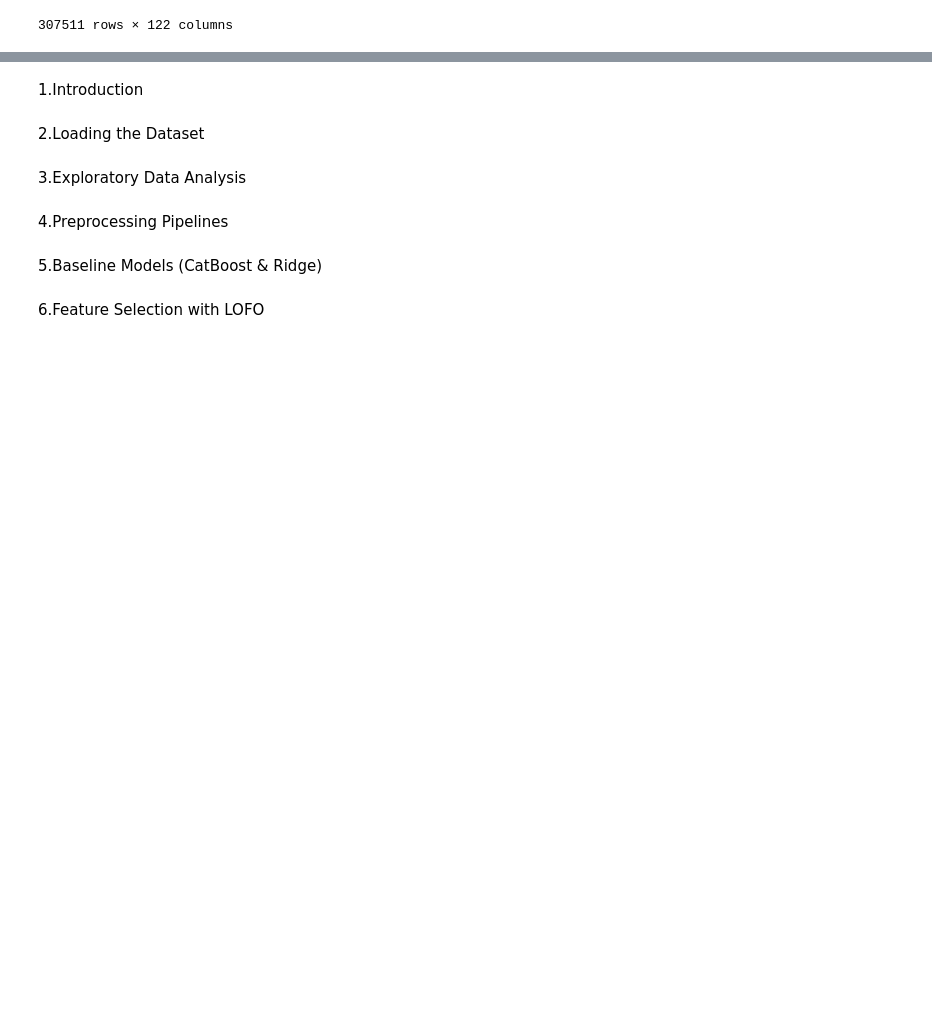
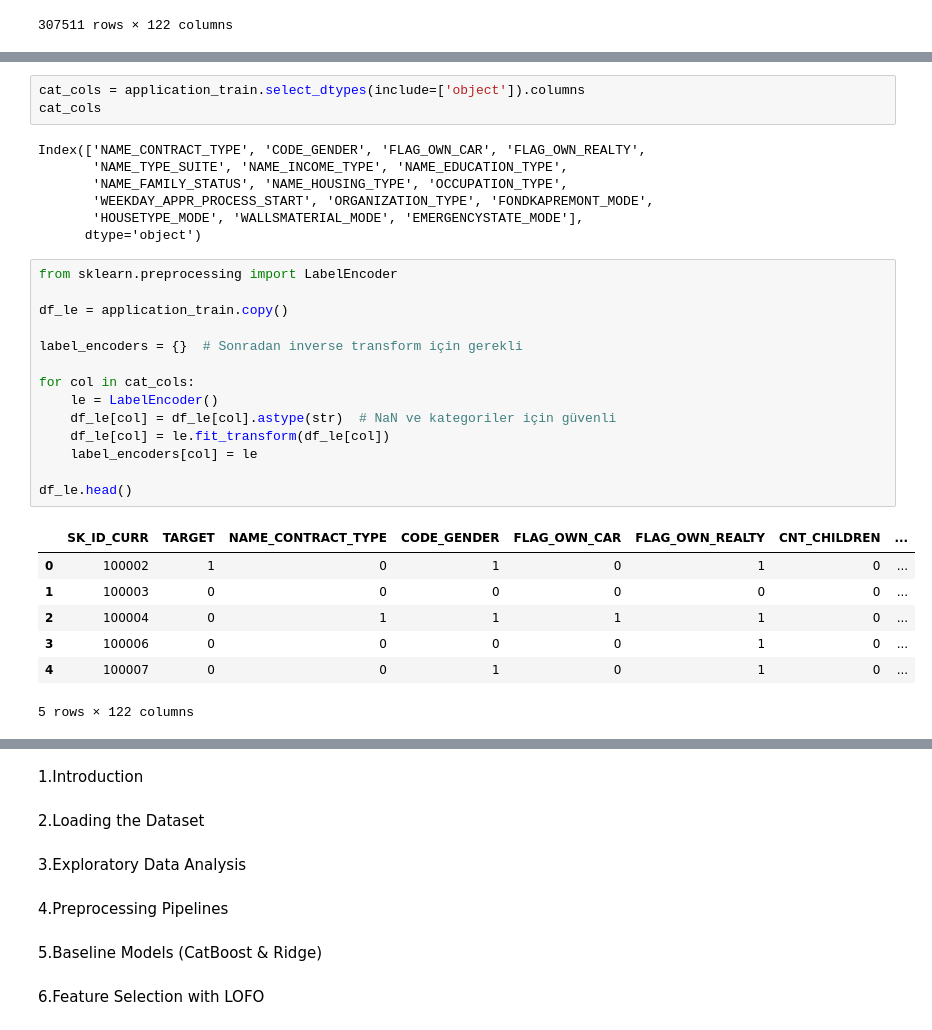
Before and after one commit to oguzhanzengin/case-study, a Jupyter notebook: case1.ipynb, the cells around one changed output, grey strips where cells are left out. Cells and saved outputs as stored; diff of their text form; blank space fills up the shorter version.

```diff
--- a/case1.ipynb
+++ b/case1.ipynb
@@ -98,0 +127,32 @@ application_train
+# %%
+cat_cols = application_train.select_dtypes(include=['object']).columns
+cat_cols
+# %% [output]
+Index(['NAME_CONTRACT_TYPE', 'CODE_GENDER', 'FLAG_OWN_CAR', 'FLAG_OWN_REALTY',
+       'NAME_TYPE_SUITE', 'NAME_INCOME_TYPE', 'NAME_EDUCATION_TYPE',
+       'NAME_FAMILY_STATUS', 'NAME_HOUSING_TYPE', 'OCCUPATION_TYPE',
+       'WEEKDAY_APPR_PROCESS_START', 'ORGANIZATION_TYPE', 'FONDKAPREMONT_MODE',
+       'HOUSETYPE_MODE', 'WALLSMATERIAL_MODE', 'EMERGENCYSTATE_MODE'],
+      dtype='object')
+# %%
+from sklearn.preprocessing import LabelEncoder
+
+df_le = application_train.copy()
+
+label_encoders = {}  # Sonradan inverse transform için gerekli
+
+for col in cat_cols:
+    le = LabelEncoder()
+    df_le[col] = df_le[col].astype(str)  # NaN ve kategoriler için güvenli
+    df_le[col] = le.fit_transform(df_le[col])
+    label_encoders[col] = le
+
+df_le.head()
+# %% [output]
+|  | SK_ID_CURR | TARGET | NAME_CONTRACT_TYPE | CODE_GENDER | FLAG_OWN_CAR | FLAG_OWN_REALTY | CNT_CHILDREN | ... |
+| 0 | 100002 | 1 | 0 | 1 | 0 | 1 | 0 | ... |
+| 1 | 100003 | 0 | 0 | 0 | 0 | 0 | 0 | ... |
+| 2 | 100004 | 0 | 1 | 1 | 1 | 1 | 0 | ... |
+| 3 | 100006 | 0 | 0 | 0 | 0 | 1 | 0 | ... |
+| 4 | 100007 | 0 | 0 | 1 | 0 | 1 | 0 | ... |
+5 rows × 122 columns
```
Also changed, not shown: parts of 4 cells of this notebook.
